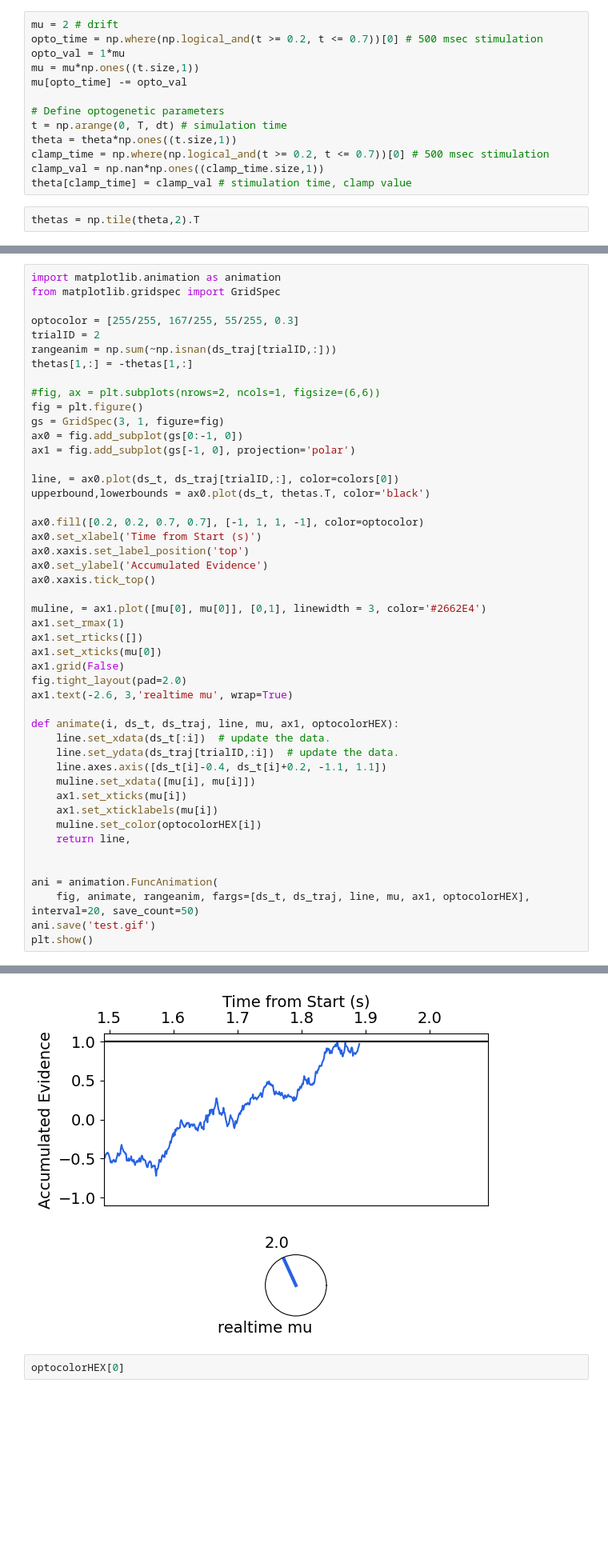
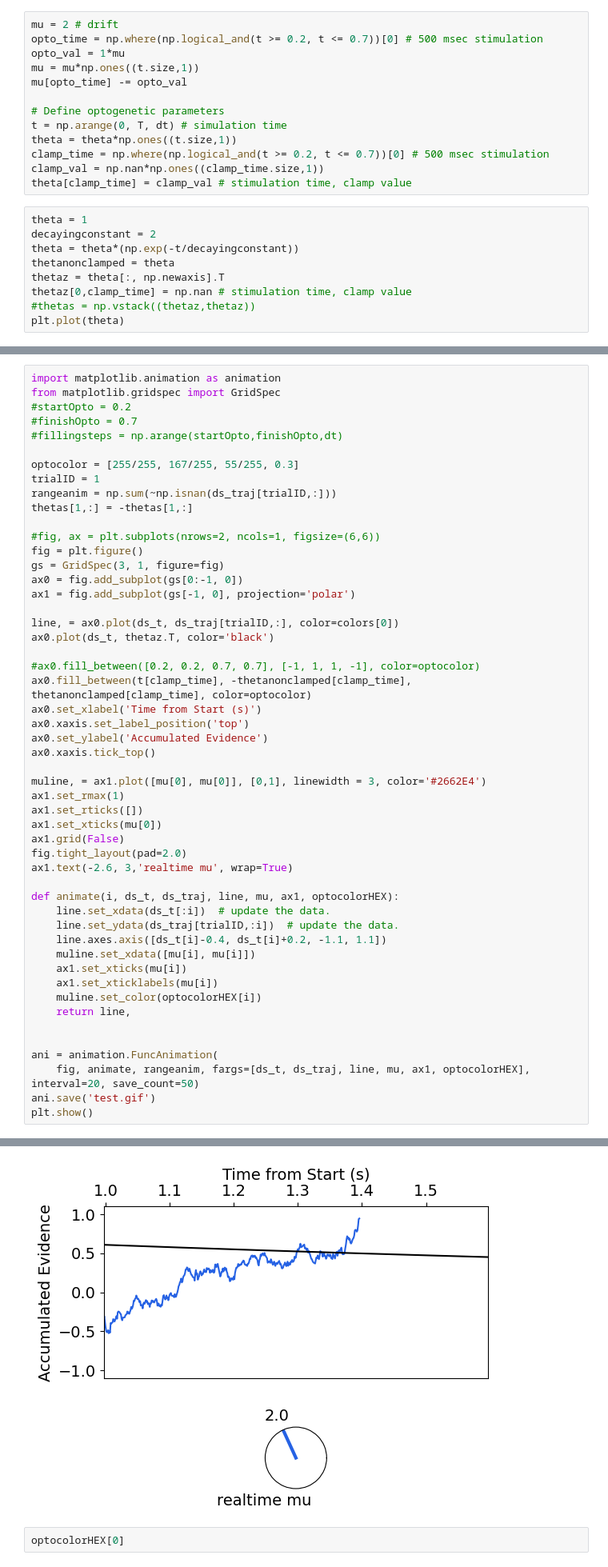
Before and after one commit to I-Pica/indp22-ddm-simulation-project, a Jupyter notebook: code/marco-sim-ddm.ipynb, the cells around one changed output, grey strips where cells are left out. Shown: that part at 80% size. Drawn from its saved outputs; the diff is of its cells as text; blank space fills up the shorter version.

Commit message:
Updated, still need to fix plot

```diff
--- a/code/marco-sim-ddm.ipynb
+++ b/code/marco-sim-ddm.ipynb
@@ -116,5 +116,12 @@ theta = theta*np.ones((t.size,1))
 clamp_time = np.where(np.logical_and(t >= 0.2, t <= 0.7))[0] # 500 msec stimulation
 clamp_val = np.nan*np.ones((clamp_time.size,1))
 theta[clamp_time] = clamp_val # stimulation time, clamp value
-# %%
-thetas = np.tile(theta,2).T
+# %%
+theta = 1
+decayingconstant = 2
+theta = theta*(np.exp(-t/decayingconstant))
+thetanonclamped = theta
+thetaz = theta[:, np.newaxis].T
+thetaz[0,clamp_time] = np.nan # stimulation time, clamp value
+#thetas = np.vstack((thetaz,thetaz))
+plt.plot(theta)
@@ -121,9 +131,12 @@ thetas = np.tile(theta,2).T
 # %%
 import matplotlib.animation as animation
 from matplotlib.gridspec import GridSpec
+#startOpto = 0.2
+#finishOpto = 0.7
+#fillingsteps = np.arange(startOpto,finishOpto,dt)
 
 optocolor = [255/255, 167/255, 55/255, 0.3]
-trialID = 2
+trialID = 1
 rangeanim = np.sum(~np.isnan(ds_traj[trialID,:]))
 thetas[1,:] = -thetas[1,:]
 
@@ -134,40 +147,41 @@ ax0 = fig.add_subplot(gs[0:-1, 0])
 ax1 = fig.add_subplot(gs[-1, 0], projection='polar')
 
 line, = ax0.plot(ds_t, ds_traj[trialID,:], color=colors[0])
-upperbound,lowerbounds = ax0.plot(ds_t, thetas.T, color='black')
+ax0.plot(ds_t, thetaz.T, color='black')
 
-ax0.fill([0.2, 0.2, 0.7, 0.7], [-1, 1, 1, -1], color=optocolor)
+#ax0.fill_between([0.2, 0.2, 0.7, 0.7], [-1, 1, 1, -1], color=optocolor)
+ax0.fill_between(t[clamp_time], -thetanonclamped[clamp_time], thetanonclamped[clamp_time], color=optocolor)
 ax0.set_xlabel('Time from Start (s)')
 ax0.xaxis.set_label_position('top')
 ax0.set_ylabel('Accumulated Evidence')
 ax0.xaxis.tick_top()
 
 muline, = ax1.plot([mu[0], mu[0]], [0,1], linewidth = 3, color='#2662E4')
 ax1.set_rmax(1)
 ax1.set_rticks([])
 ax1.set_xticks(mu[0])
 ax1.grid(False)
 fig.tight_layout(pad=2.0)
 ax1.text(-2.6, 3,'realtime mu', wrap=True)
 
 def animate(i, ds_t, ds_traj, line, mu, ax1, optocolorHEX):
     line.set_xdata(ds_t[:i])  # update the data.
     line.set_ydata(ds_traj[trialID,:i])  # update the data.
     line.axes.axis([ds_t[i]-0.4, ds_t[i]+0.2, -1.1, 1.1])
     muline.set_xdata([mu[i], mu[i]])
     ax1.set_xticks(mu[i])
     ax1.set_xticklabels(mu[i])
     muline.set_color(optocolorHEX[i])
     return line,
 
 
 ani = animation.FuncAnimation(
     fig, animate, rangeanim, fargs=[ds_t, ds_traj, line, mu, ax1, optocolorHEX], interval=20, save_count=50)
 ani.save('test.gif')
 plt.show()
 # %% [output]
 MovieWriter ffmpeg unavailable; using Pillow instead.
-[figure, old version]
+[figure, new version]
 # %%
 optocolorHEX[0]
 # %% [output]
```
Also changed, not shown: parts of 3 cells of this notebook, 2 other files.
